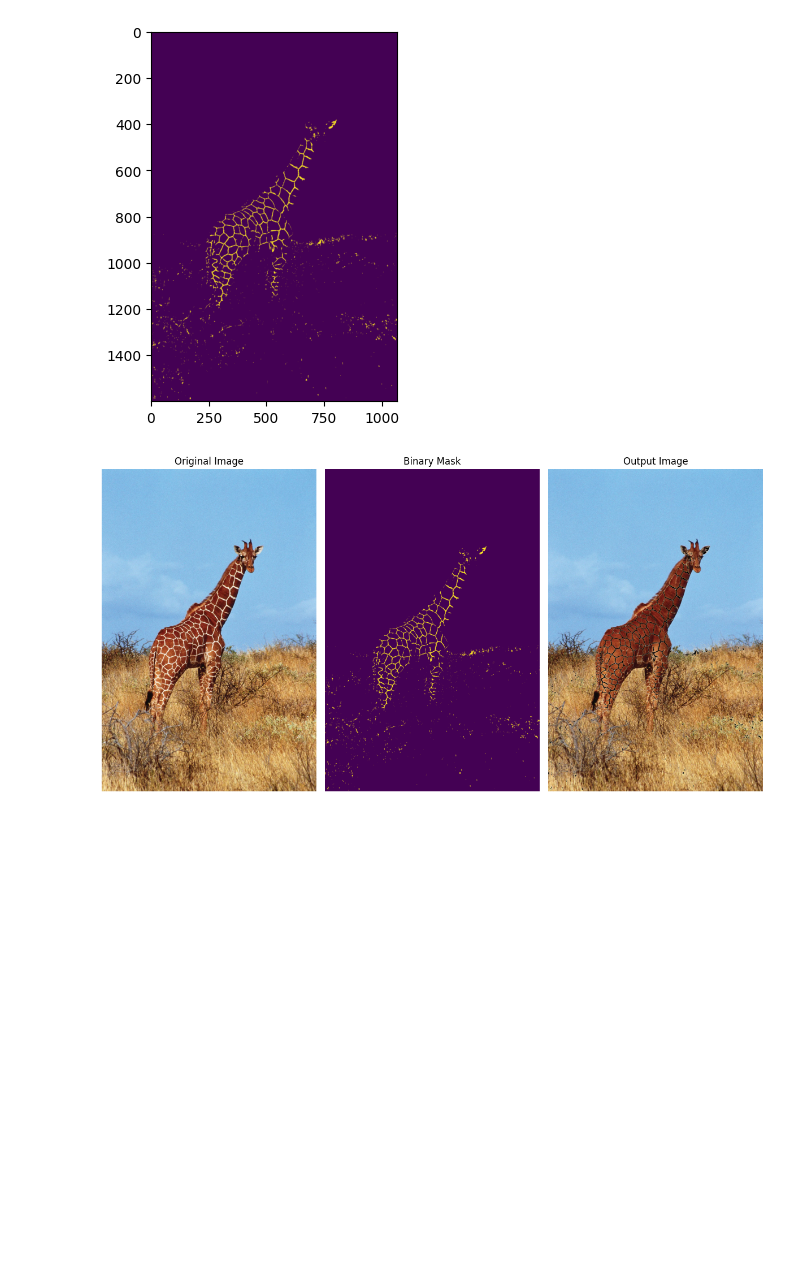
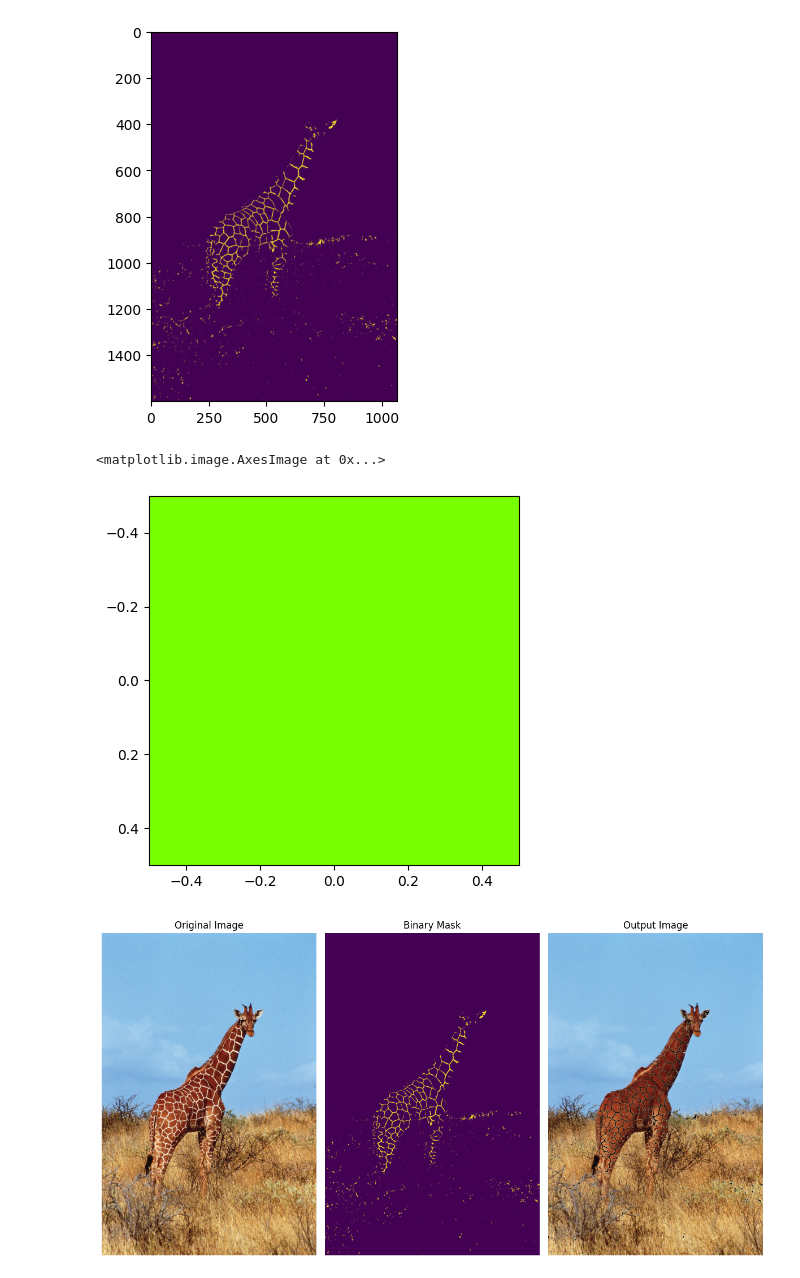
Before and after one commit to Sm1321/Open_CV, a Jupyter notebook: 005. Color Thresholding/Color_Thresholding/color_thresholding.ipynb, the cells around one changed output. Drawn from its saved outputs; the diff is of its cells as text; code cells hidden in the pictures; blank space fills up the shorter version.

```diff
--- a/005. Color Thresholding/Color_Thresholding/color_thresholding.ipynb
+++ b/005. Color Thresholding/Color_Thresholding/color_thresholding.ipynb
@@ -55,6 +63,11 @@ plt.imshow(mask)
 # %%
 black_hsv = np.uint8([[[120, 255, 0]]])
 black_bgr = cv2.cvtColor(black_hsv, cv2.COLOR_HSV2BGR)[0][0]
+# %%
+plt.imshow(black_hsv)
+# %% [output]
+<matplotlib.image.AxesImage at 0x...>
+[figure, added]
 # %%
 image_result = image.copy()
 image_result[mask>0] = black_bgr
```
Also changed, not shown: parts of 3 cells of this notebook.
